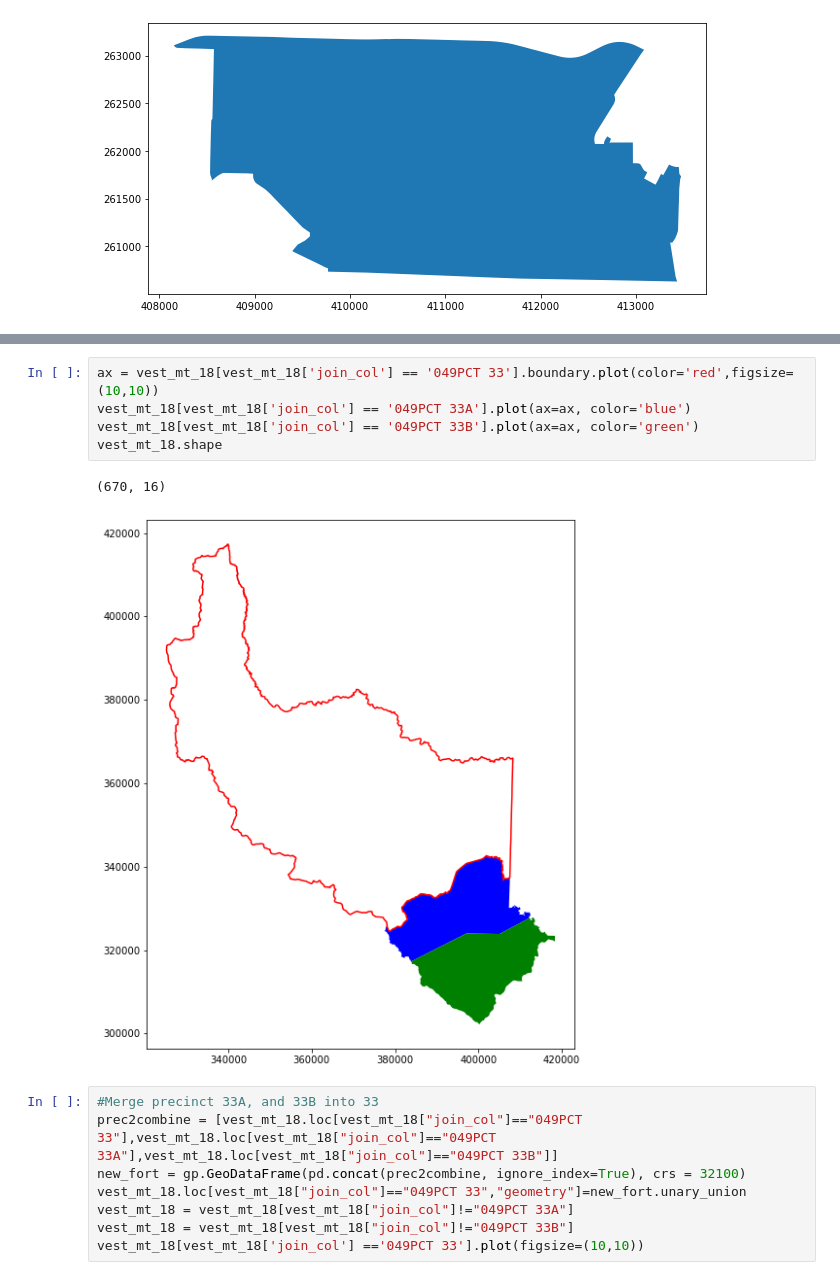
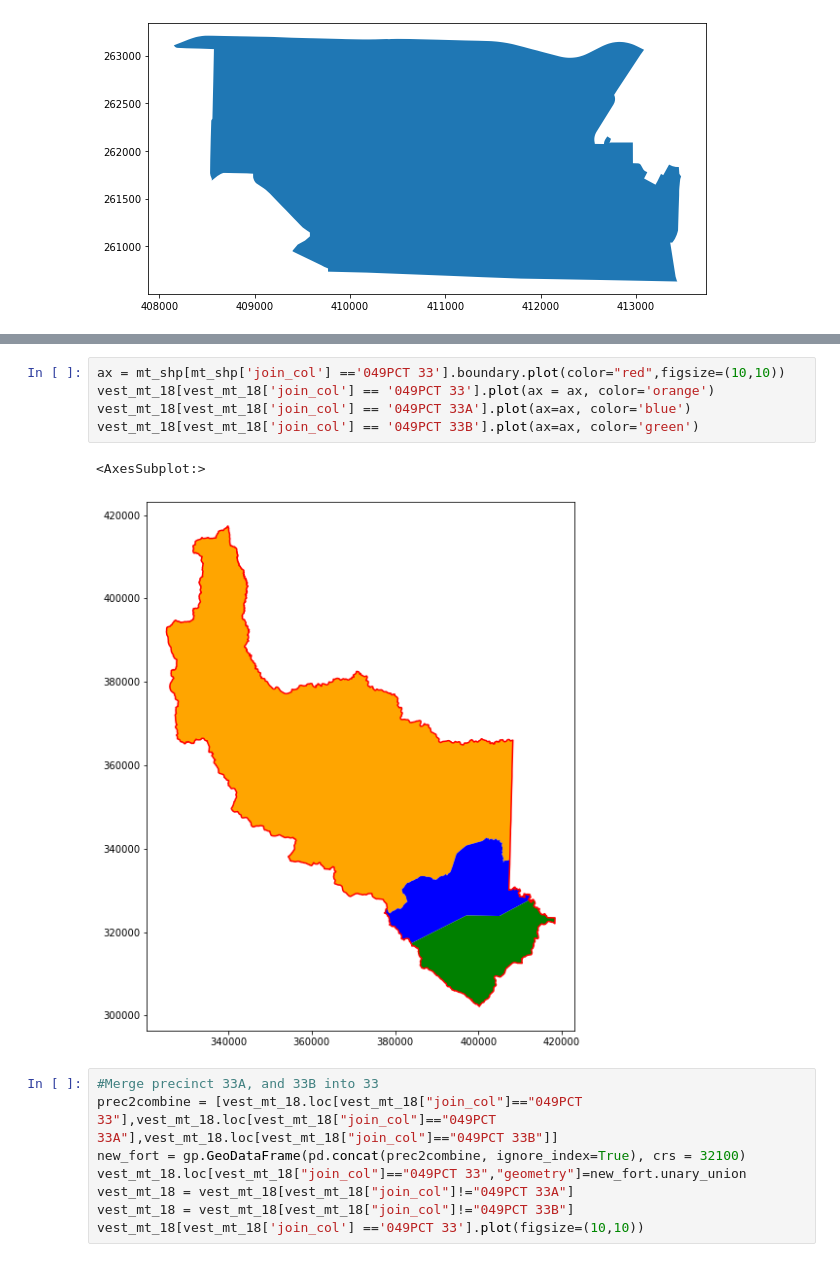
Before and after one commit to nonpartisan-redistricting-datahub/pdv-mt, a Jupyter notebook: vest-mt-2018/vest-mt-2018-validation.ipynb, the cells around one changed output, grey strips where cells are left out. Cells and saved outputs as stored; diff of their text form.

```diff
--- a/vest-mt-2018/vest-mt-2018-validation.ipynb
+++ b/vest-mt-2018/vest-mt-2018-validation.ipynb
@@ -634,11 +654,11 @@ mt_shp[mt_shp['join_col'] =='049PCT 33'].plot(figsize=(10,10))
 # %%
-ax = vest_mt_18[vest_mt_18['join_col'] == '049PCT 33'].boundary.plot(color='red',figsize=(10,10))
+ax = mt_shp[mt_shp['join_col'] =='049PCT 33'].boundary.plot(color="red",figsize=(10,10))
+vest_mt_18[vest_mt_18['join_col'] == '049PCT 33'].plot(ax = ax, color='orange')
 vest_mt_18[vest_mt_18['join_col'] == '049PCT 33A'].plot(ax=ax, color='blue')
 vest_mt_18[vest_mt_18['join_col'] == '049PCT 33B'].plot(ax=ax, color='green')
-vest_mt_18.shape
 # %% [output]
-(670, 16)
+<AxesSubplot:>
-[figure, old version]
+[figure, new version]
 # %%
 #Merge precinct 33A, and 33B into 33
 prec2combine = [vest_mt_18.loc[vest_mt_18["join_col"]=="049PCT 33"],vest_mt_18.loc[vest_mt_18["join_col"]=="049PCT 33A"],vest_mt_18.loc[vest_mt_18["join_col"]=="049PCT 33B"]]
```
Also changed, not shown: parts of 14 cells of this notebook.
